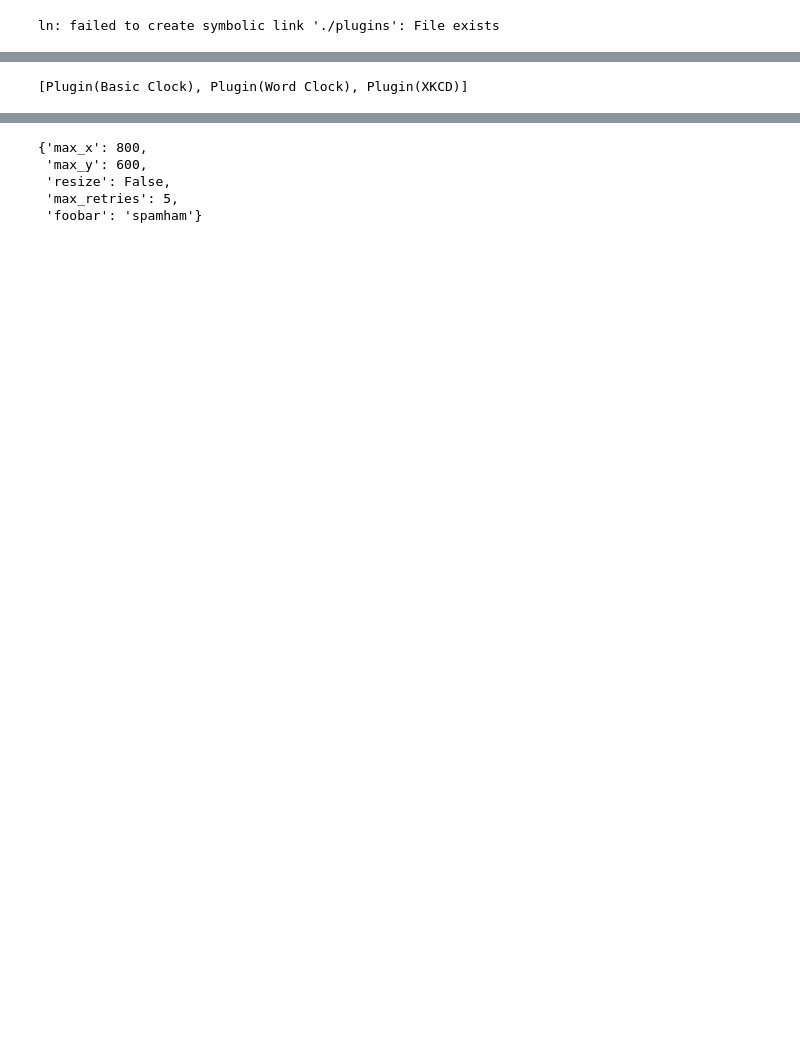
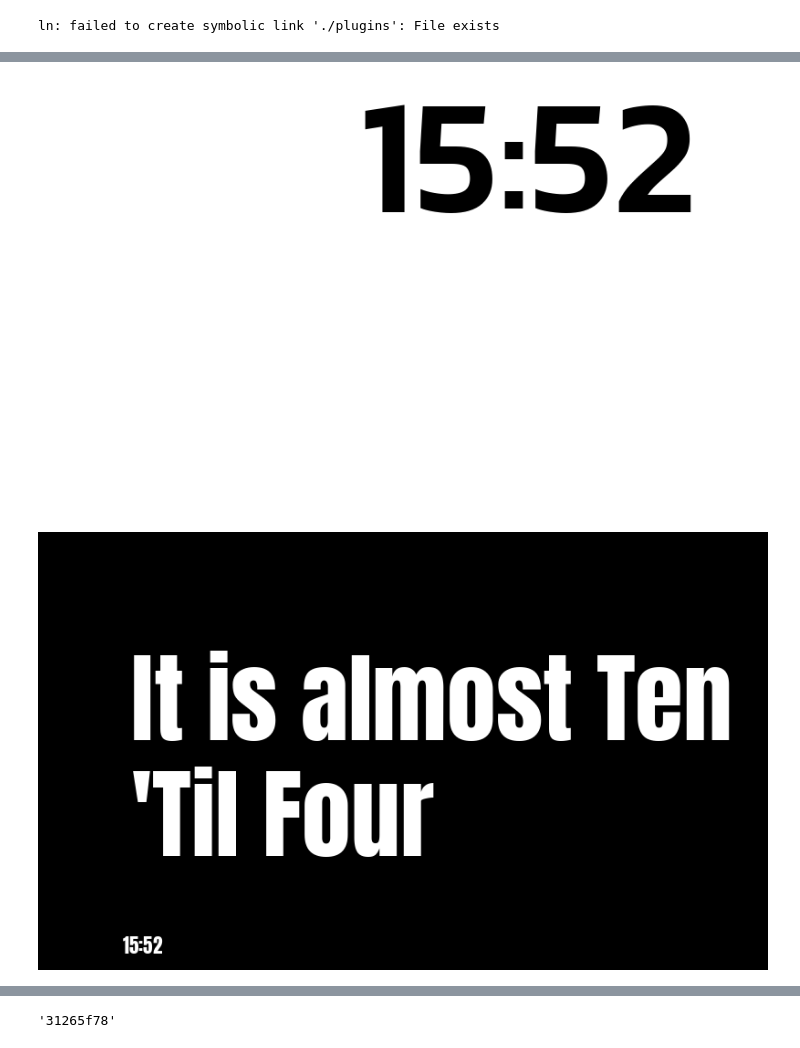
Before and after one commit to txoof/PaperPi-Web, a Jupyter notebook: library/plugin_manager.ipynb, the cells around one changed output, grey strips where cells are left out. Drawn from its saved outputs; the diff is of its cells as text; code cells hidden in the pictures; blank space fills up the shorter version.

Commit message:
wip(plugin_manager): add update plugin method

```diff
--- a/library/plugin_manager.ipynb
+++ b/library/plugin_manager.ipynb
@@ -412,4 +480,8 @@ foobar is required but missing. Description: No description available
-# %%
-m.active_plugins
-# %% [output]
-[Plugin(Basic Clock), Plugin(Word Clock), Plugin(XKCD)]
+# %%
+m.update_plugins()
+# %%
+from IPython.display import display
+m.update_plugins()
+for i in m.active_plugins:
+    display(i.image)
+# %% [output]
@@ -415,0 +498,2 @@ m.active_plugins
+[figure, added]
+[figure, added]
@@ -416,9 +501,6 @@ m.active_plugins
 # %%
-m.active_plugins[2].config
+
+m.active_plugins[0].uuid
 # %% [output]
-{'max_x': 800,
- 'max_y': 600,
- 'resize': False,
- 'max_retries': 5,
- 'foobar': 'spamham'}
+'31265f78'
 # %%
```
Also changed, not shown: parts of 6 cells of this notebook, 1 other file.
